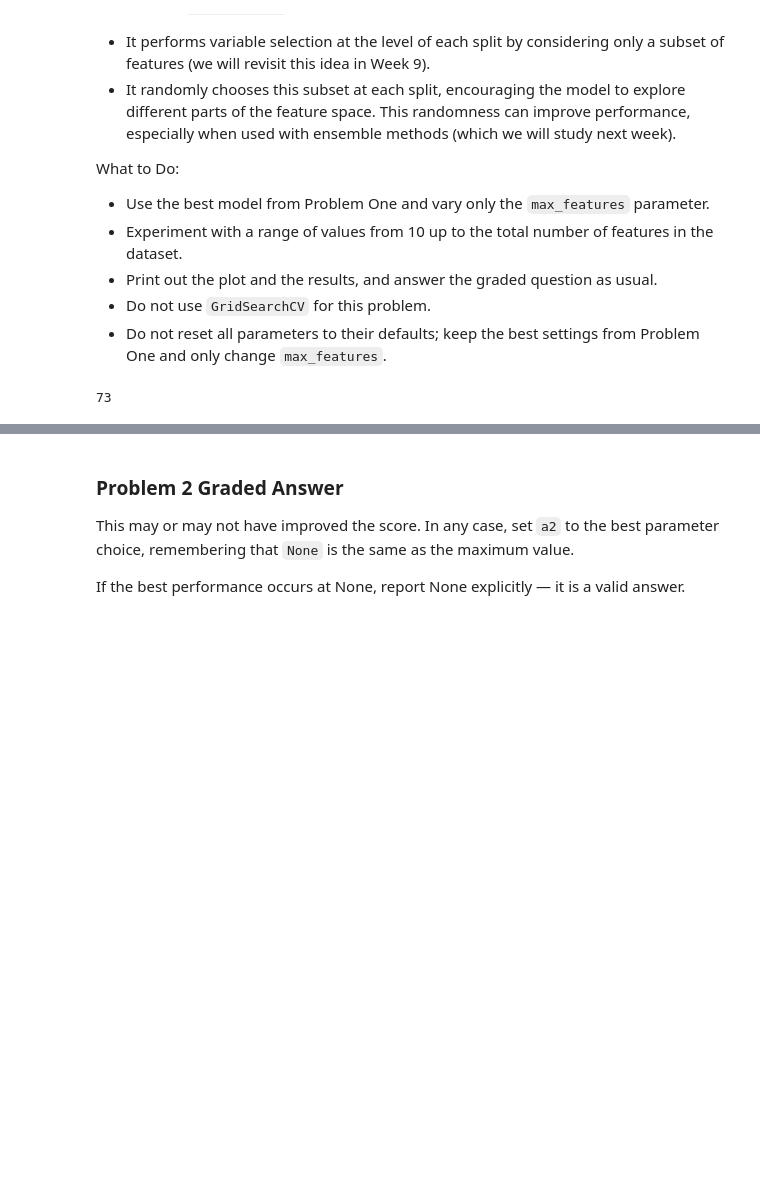
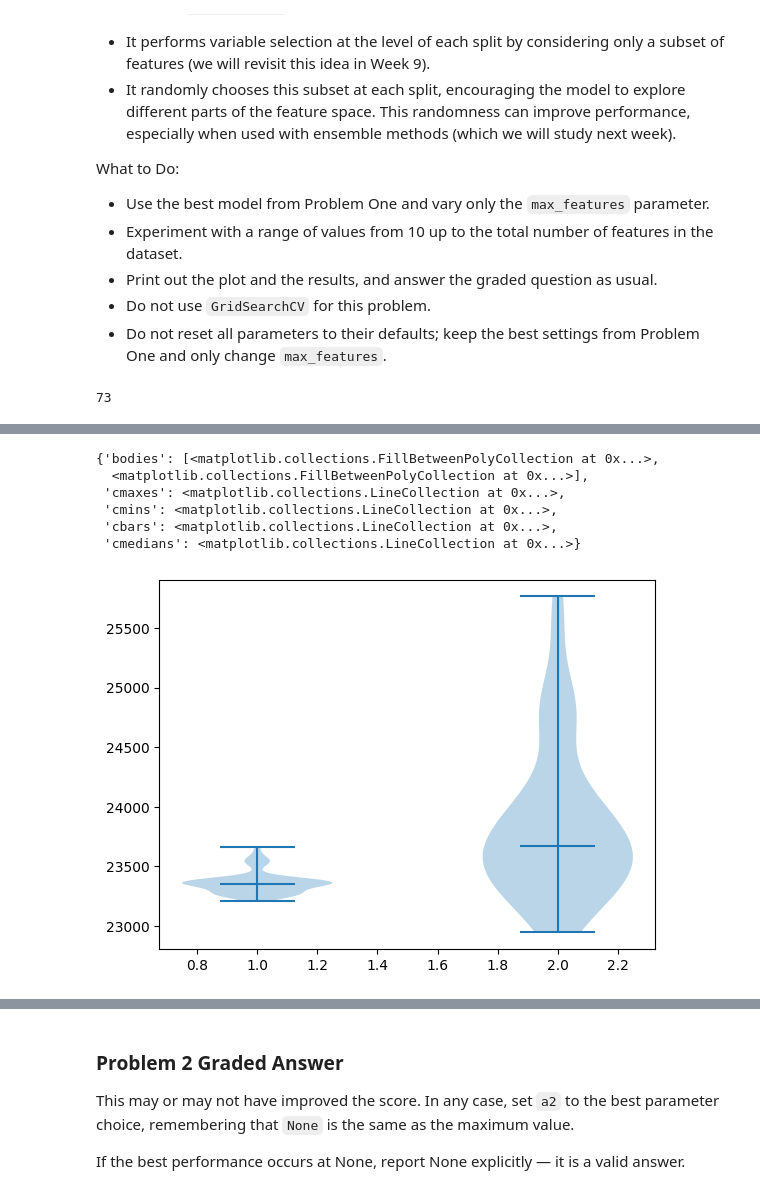
Before and after one commit to andre-bu-gitdev/ML_Fundamentals_dx603, a Jupyter notebook: Homework_06.ipynb, the cells around one changed output, grey strips where cells are left out. Cells and saved outputs as stored; diff of their text form; code cells hidden in the pictures; blank space fills up the shorter version.

```diff
--- a/Homework_06.ipynb
+++ b/Homework_06.ipynb
@@ -477,15 +477,13 @@ master_params = []
 md = 12
 mln = 95
 
-for i in range(10, 15):
+for i in range(10, 73):
     error = run_decision_tree_regressor(X_train, y_train, max_depth= md, max_features= i, max_leaf_nodes= mln, random_state=random_seed)
     depth.append(md)
     nodes.append(mln)
     e_2.append(error)
     var_num.append(i)
 
-    print(i,' ', j,' ', var_num,' ', e_2[-1])
+    print(md,' ', mln,' ', var_num[-1],' ', e_2[-1])
 
-    master_params.append([i, j, var_num, e_2[-1]])
-
-plt.plot (e_2)
+    master_params.append([md, mln, var_num[-1], e_2[-1]])
@@ -491,0 +508,12 @@ plt.plot (e_2)
+# %%
+all_data = [e, [row[3] for row in master_params]]
+
+plt.violinplot(all_data, showmedians=True)
+# %% [output]
+{'bodies': [<matplotlib.collections.FillBetweenPolyCollection at 0x...>,
+  <matplotlib.collections.FillBetweenPolyCollection at 0x...>],
+ 'cmaxes': <matplotlib.collections.LineCollection at 0x...>,
+ 'cmins': <matplotlib.collections.LineCollection at 0x...>,
+ 'cbars': <matplotlib.collections.LineCollection at 0x...>,
+ 'cmedians': <matplotlib.collections.LineCollection at 0x...>}
+[figure, added]
```
Also changed, not shown: parts of 2 cells of this notebook.
